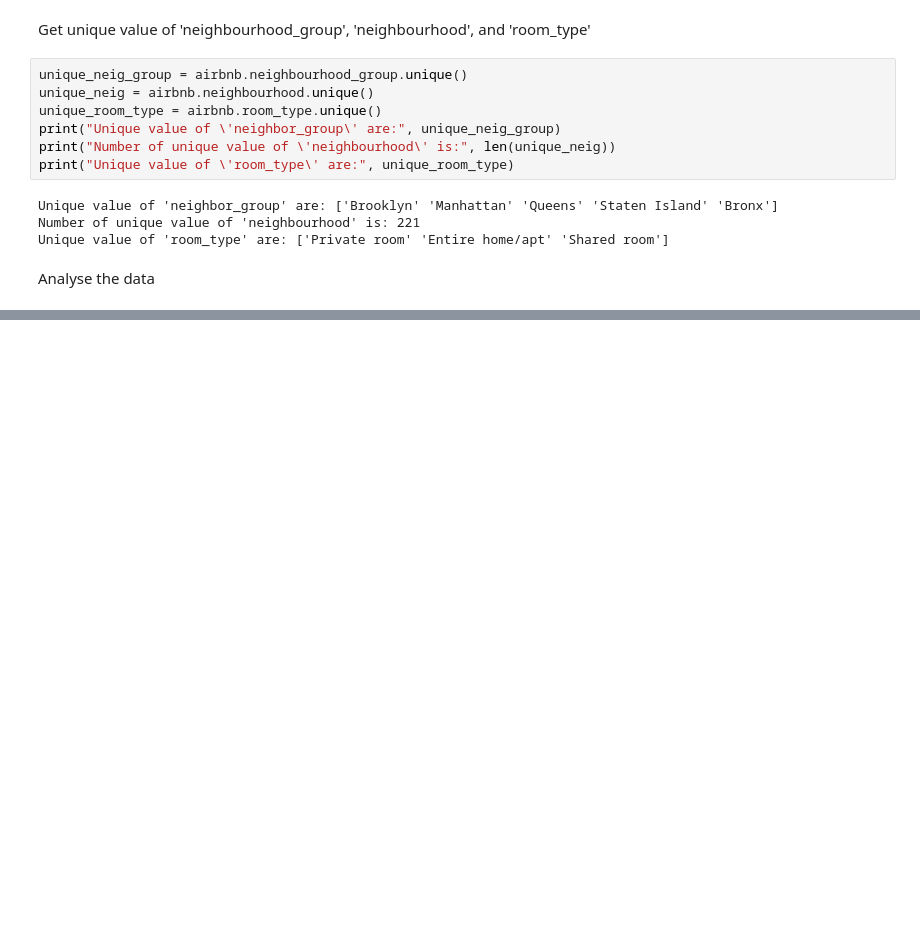
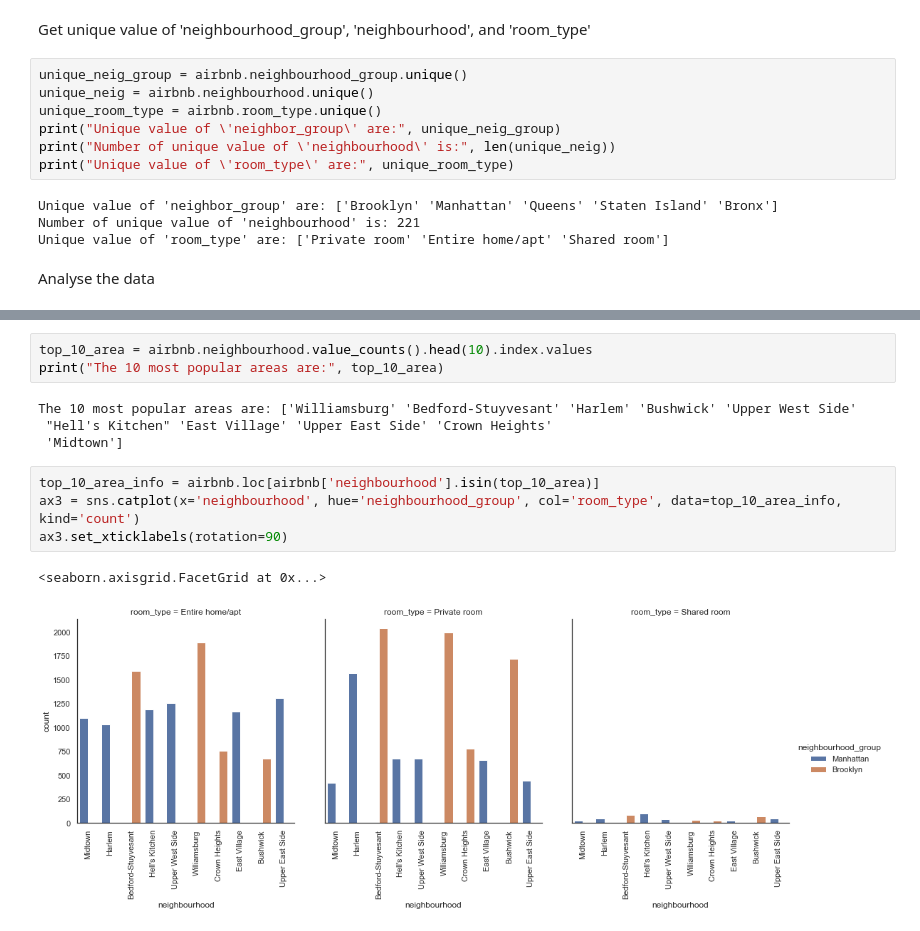
Before and after one commit to yu-tracy/Kaggle-projects, a Jupyter notebook: Project 1/NYC_Airbnb.ipynb, the cells around one changed output, grey strips where cells are left out. Drawn from its saved outputs; the diff is of its cells as text; blank space fills up the shorter version.

```diff
--- a/Project 1/NYC_Airbnb.ipynb
+++ b/Project 1/NYC_Airbnb.ipynb
@@ -103,0 +150,14 @@ Name: host_id, dtype: int64
+# %%
+top_10_area = airbnb.neighbourhood.value_counts().head(10).index.values
+print("The 10 most popular areas are:", top_10_area)
+# %% [output]
+The 10 most popular areas are: ['Williamsburg' 'Bedford-Stuyvesant' 'Harlem' 'Bushwick' 'Upper West Side'
+ "Hell's Kitchen" 'East Village' 'Upper East Side' 'Crown Heights'
+ 'Midtown']
+# %%
+top_10_area_info = airbnb.loc[airbnb['neighbourhood'].isin(top_10_area)]
+ax3 = sns.catplot(x='neighbourhood', hue='neighbourhood_group', col='room_type', data=top_10_area_info, kind='count')
+ax3.set_xticklabels(rotation=90)
+# %% [output]
+<seaborn.axisgrid.FacetGrid at 0x...>
+[figure, added]
```
Also changed, not shown: parts of 4 cells of this notebook.
